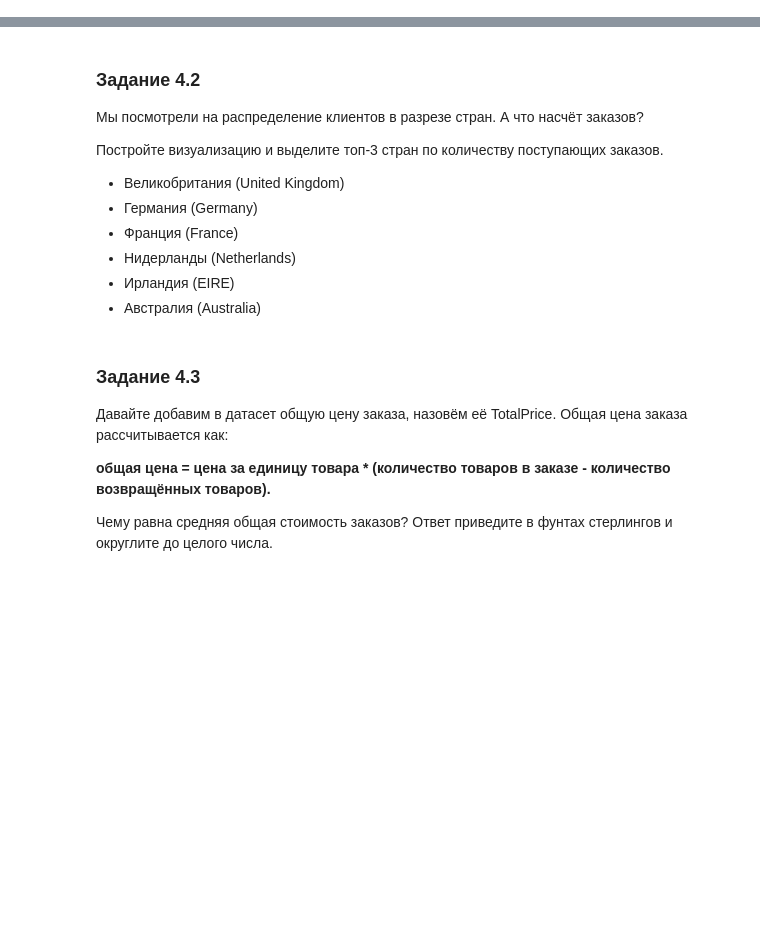
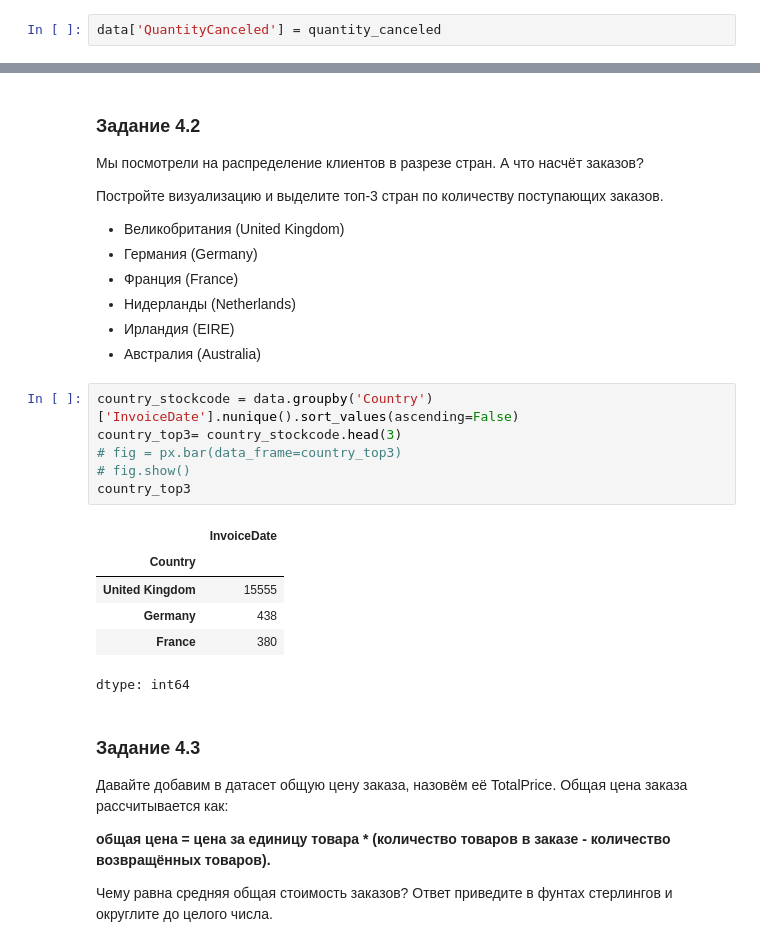
Before and after one commit to Ar1sha/sf, a Jupyter notebook: project_6/Project-6.Сегментирование клиентов онлайн-магазина подарков.ipynb, the cells around one changed output, grey strips where cells are left out. Drawn from its saved outputs; the diff is of its cells as text; blank space fills up the shorter version.

```diff
--- a/project_6/Project-6.Сегментирование клиентов онлайн-магазина подарков.ipynb
+++ b/project_6/Project-6.Сегментирование клиентов онлайн-магазина подарков.ipynb
@@ -335,6 +390,8 @@ quantity_canceled = get_quantity_canceled(data)
 # %% [markdown]
 ### Задание 3.7
 Подсчитайте суммарное количество отмененных товаров в столбце QuantityCanceled.
+# %%
+data['QuantityCanceled'] = quantity_canceled
 # %% [markdown]
 ## Задание 3.8
 Теперь, когда мы разобрались с транзакциями-возвратами, они больше нам не понадобятся.
@@ -397,6 +486,19 @@ quantity_canceled = get_quantity_canceled(data)
 * Нидерланды (Netherlands)
 * Ирландия (EIRE)
 * Австралия (Australia)
+# %%
+country_stockcode = data.groupby('Country')['InvoiceDate'].nunique().sort_values(ascending=False)
+country_top3= country_stockcode.head(3)
+# fig = px.bar(data_frame=country_top3)
+# fig.show()
+country_top3
+# %% [output]
+|  | InvoiceDate |
+| Country |  |
+| United Kingdom | 15555 |
+| Germany | 438 |
+| France | 380 |
+dtype: int64
 # %% [markdown]
 ### Задание 4.3
 Давайте добавим в датасет общую цену заказа, назовём её TotalPrice.
```
Also changed, not shown: parts of 15 cells of this notebook.
